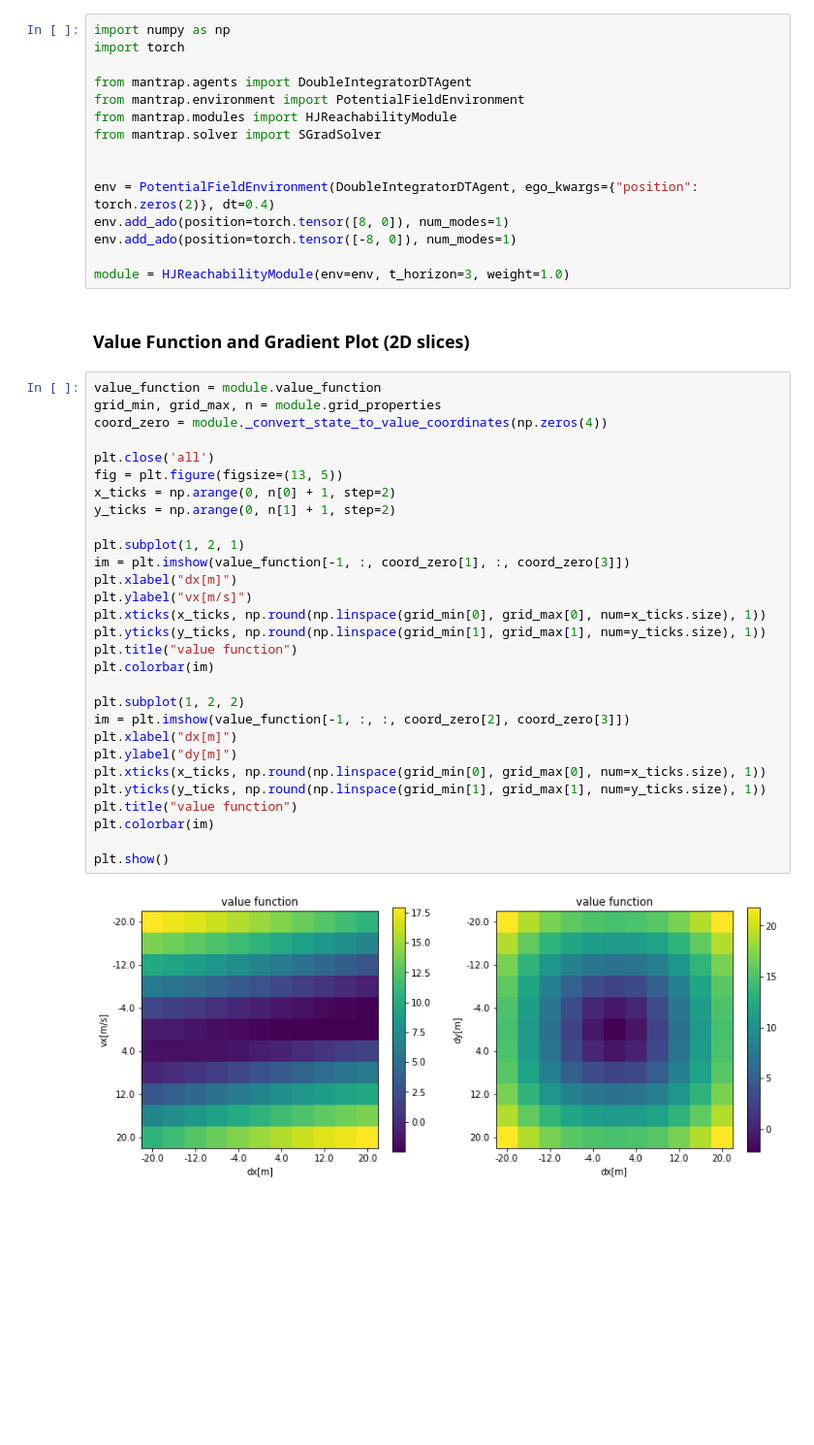
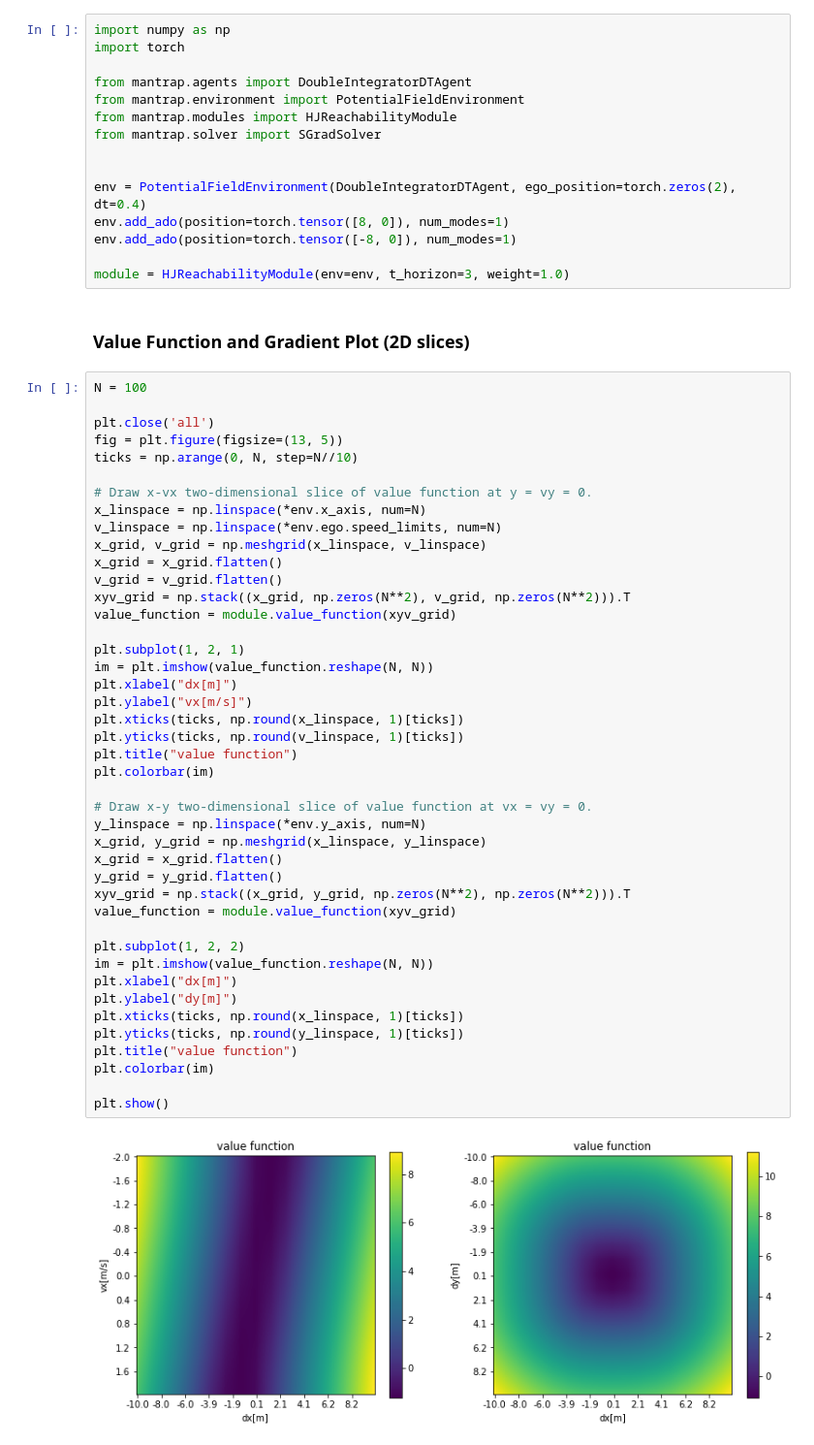
Before and after one commit to simon-schaefer/mantrap, a Jupyter notebook: examples/modules/hj_reachability.ipynb, the cells around one changed output. Shown at 97% size. Saved outputs shown, nothing was run; the diff lists cells and outputs as text; blank space fills up the shorter version.

```diff
--- a/examples/modules/hj_reachability.ipynb
+++ b/examples/modules/hj_reachability.ipynb
@@ -30,7 +30,7 @@ from mantrap.modules import HJReachabilityModule
 from mantrap.solver import SGradSolver
 
 
-env = PotentialFieldEnvironment(DoubleIntegratorDTAgent, ego_kwargs={"position": torch.zeros(2)}, dt=0.4)
+env = PotentialFieldEnvironment(DoubleIntegratorDTAgent, ego_position=torch.zeros(2), dt=0.4)
 env.add_ado(position=torch.tensor([8, 0]), num_modes=1)
 env.add_ado(position=torch.tensor([-8, 0]), num_modes=1)
 
@@ -38,33 +38,47 @@ module = HJReachabilityModule(env=env, t_horizon=3, weight=1.0)
 # %% [markdown]
 ### Value Function and Gradient Plot (2D slices)
 # %%
-value_function = module.value_function
-grid_min, grid_max, n = module.grid_properties
-coord_zero = module._convert_state_to_value_coordinates(np.zeros(4))
+N = 100
 
 plt.close('all')
 fig = plt.figure(figsize=(13, 5))
-x_ticks = np.arange(0, n[0] + 1, step=2)
-y_ticks = np.arange(0, n[1] + 1, step=2)
+ticks = np.arange(0, N, step=N//10)
+
+# Draw x-vx two-dimensional slice of value function at y = vy = 0.
+x_linspace = np.linspace(*env.x_axis, num=N)
+v_linspace = np.linspace(*env.ego.speed_limits, num=N)
+x_grid, v_grid = np.meshgrid(x_linspace, v_linspace)
+x_grid = x_grid.flatten()
+v_grid = v_grid.flatten()
+xyv_grid = np.stack((x_grid, np.zeros(N**2), v_grid, np.zeros(N**2))).T
+value_function = module.value_function(xyv_grid)
 
 plt.subplot(1, 2, 1)
-im = plt.imshow(value_function[-1, :, coord_zero[1], :, coord_zero[3]])
+im = plt.imshow(value_function.reshape(N, N))
 plt.xlabel("dx[m]")
 plt.ylabel("vx[m/s]")
-plt.xticks(x_ticks, np.round(np.linspace(grid_min[0], grid_max[0], num=x_ticks.size), 1))
-plt.yticks(y_ticks, np.round(np.linspace(grid_min[1], grid_max[1], num=y_ticks.size), 1))
+plt.xticks(ticks, np.round(x_linspace, 1)[ticks])
+plt.yticks(ticks, np.round(v_linspace, 1)[ticks])
 plt.title("value function")
 plt.colorbar(im)
 
+# Draw x-y two-dimensional slice of value function at vx = vy = 0.
+y_linspace = np.linspace(*env.y_axis, num=N)
+x_grid, y_grid = np.meshgrid(x_linspace, y_linspace)
+x_grid = x_grid.flatten()
+y_grid = y_grid.flatten()
+xyv_grid = np.stack((x_grid, y_grid, np.zeros(N**2), np.zeros(N**2))).T
+value_function = module.value_function(xyv_grid)
+
 plt.subplot(1, 2, 2)
-im = plt.imshow(value_function[-1, :, :, coord_zero[2], coord_zero[3]])
+im = plt.imshow(value_function.reshape(N, N))
 plt.xlabel("dx[m]")
 plt.ylabel("dy[m]")
-plt.xticks(x_ticks, np.round(np.linspace(grid_min[0], grid_max[0], num=x_ticks.size), 1))
-plt.yticks(y_ticks, np.round(np.linspace(grid_min[1], grid_max[1], num=y_ticks.size), 1))
+plt.xticks(ticks, np.round(x_linspace, 1)[ticks])
+plt.yticks(ticks, np.round(y_linspace, 1)[ticks])
 plt.title("value function")
 plt.colorbar(im)
 
 plt.show()
 # %% [output]
-[figure, old version]
+[figure, new version]
```
Also changed, not shown: parts of 3 cells of this notebook, 2 other files.
